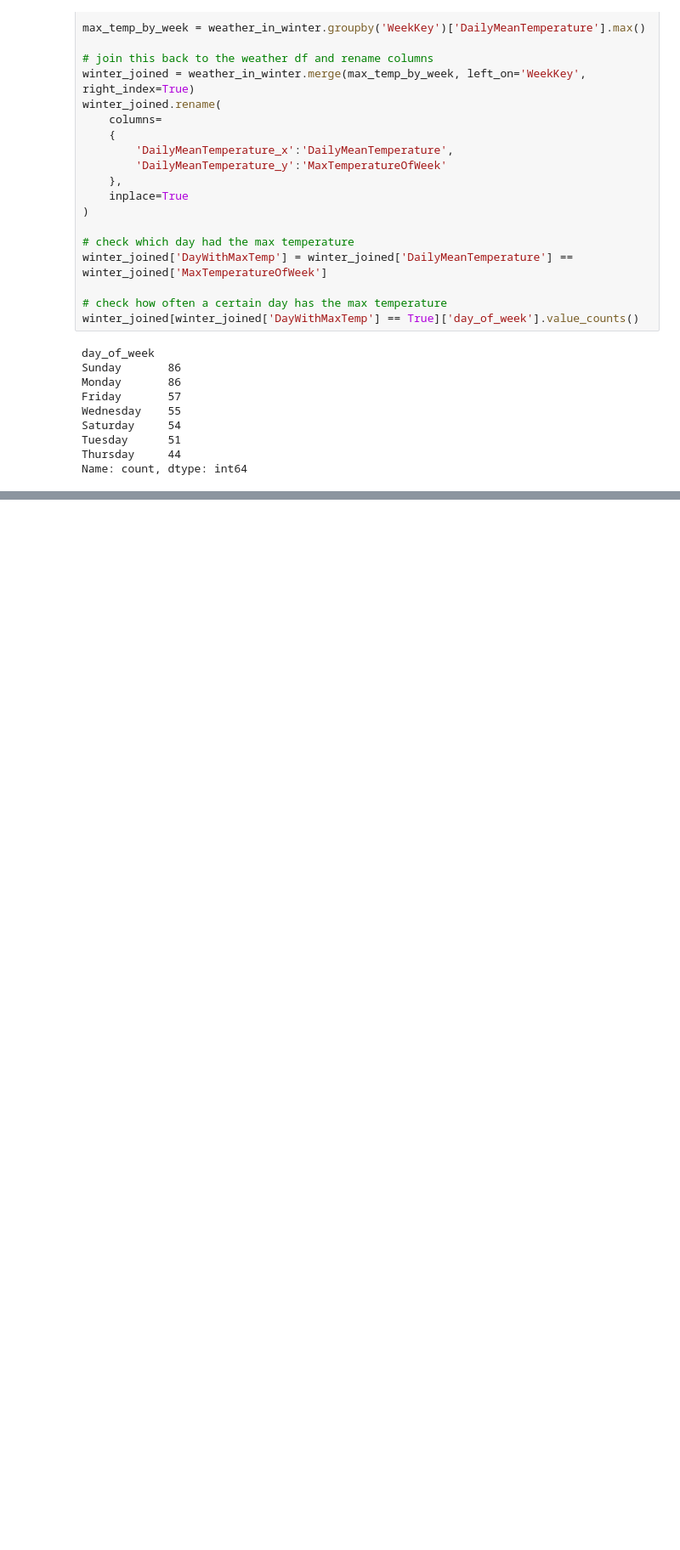
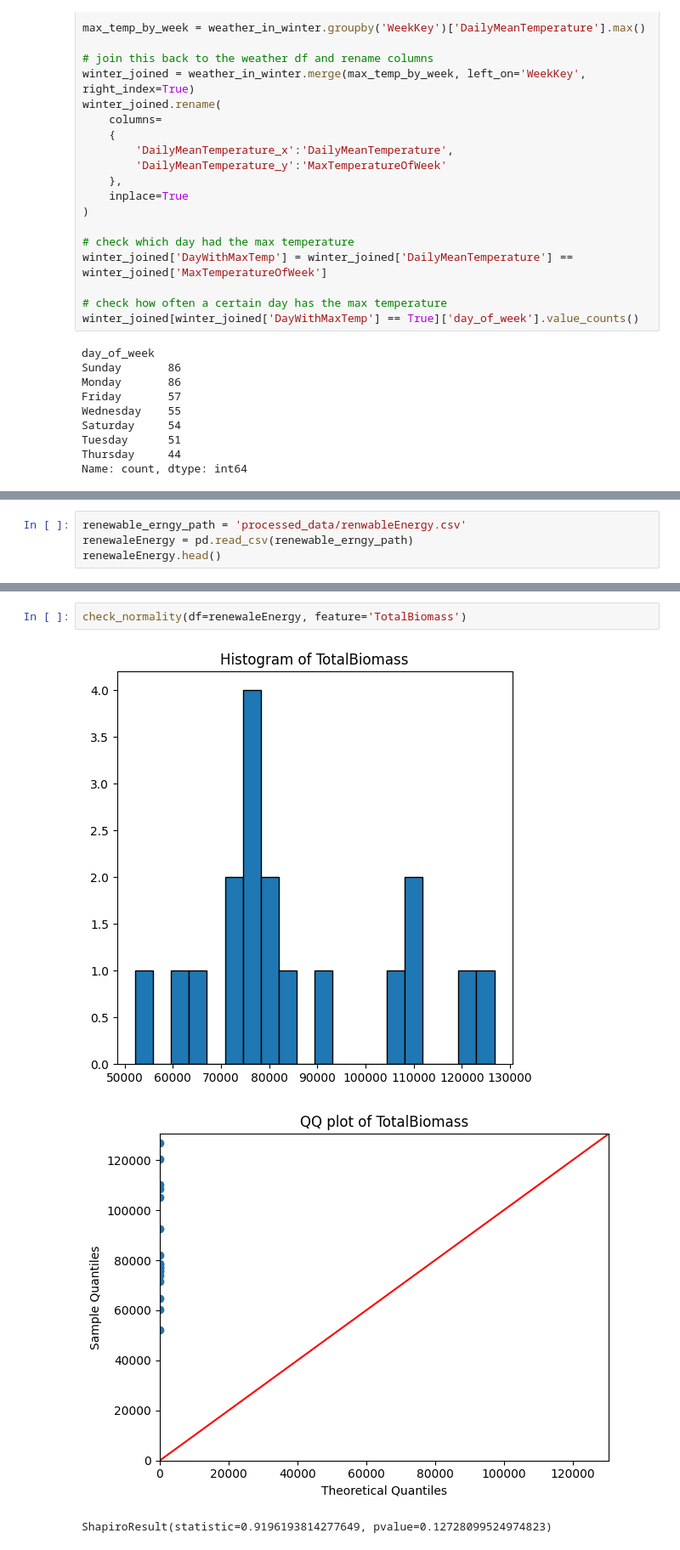
Before and after one commit to Carlos1971Salud/Hybrid-Forecasting-for-Sustainable-Electricity-Demand-in-The-Netherlands-Using-SARIMAX-SARIMAX-LSTM, a Jupyter notebook: data_patterns.ipynb, the cells around one changed output, grey strips where cells are left out. Shown at 85% size. Cells and saved outputs as stored; diff of their text form; blank space fills up the shorter version.

```diff
--- a/data_patterns.ipynb
+++ b/data_patterns.ipynb
@@ -1149,0 +1114,4 @@ Name: count, dtype: int64
+# %%
+renewable_erngy_path = 'processed_data/renwableEnergy.csv'
+renewaleEnergy = pd.read_csv(renewable_erngy_path)
+renewaleEnergy.head()
@@ -1149,0 +1144,6 @@ Name: count, dtype: int64
+# %%
+check_normality(df=renewaleEnergy, feature='TotalBiomass')
+# %% [output]
+[figure, added]
+[figure, added]
+ShapiroResult(statistic=0.9196193814277649, pvalue=0.12728099524974823)
```
Also changed, not shown: parts of 35 cells of this notebook, 23 other files.
